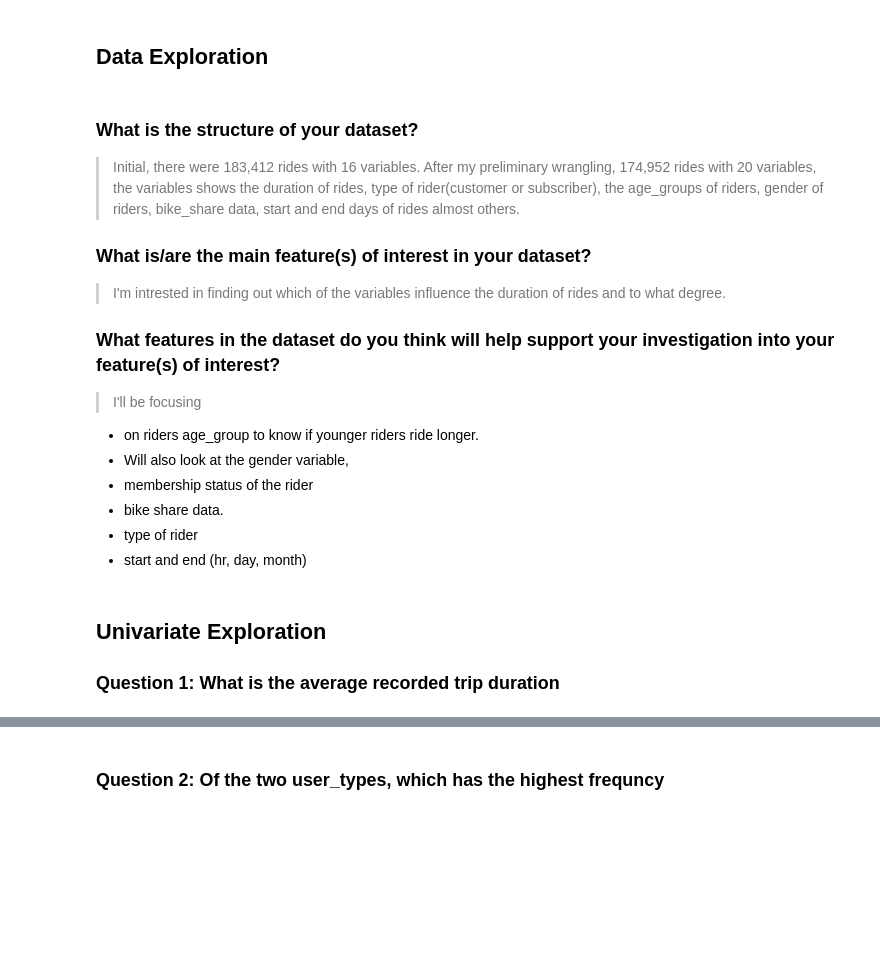
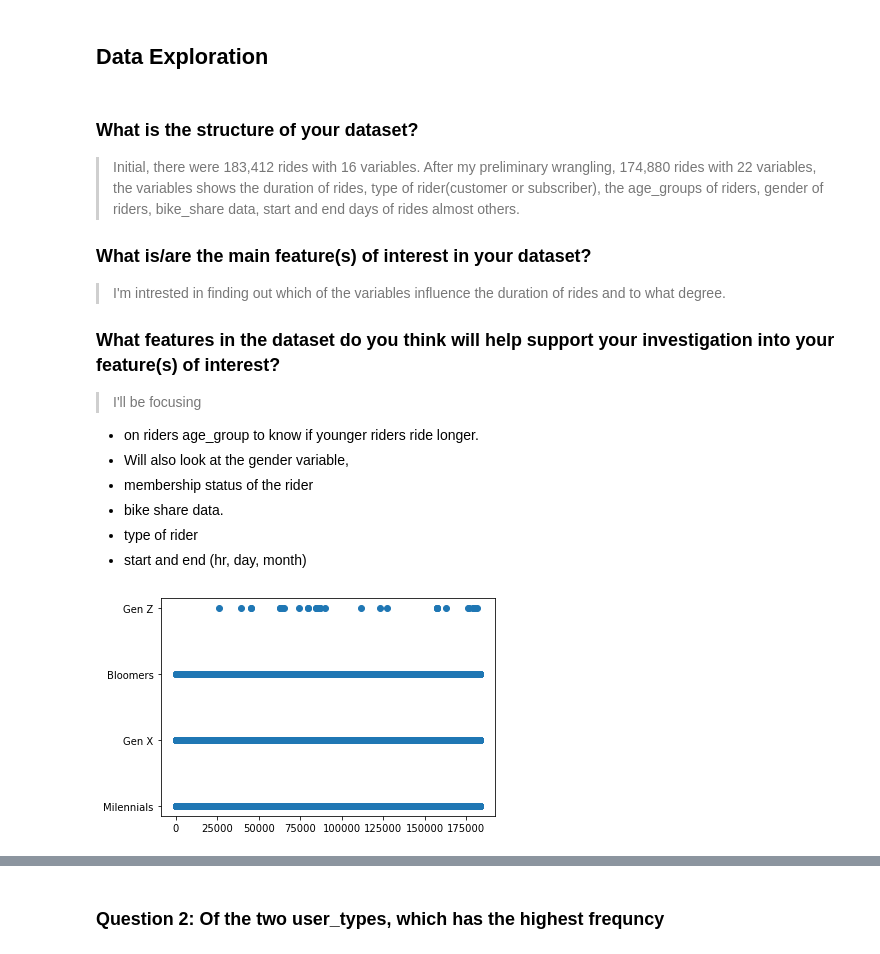
Before and after one commit to I-Sobe/Ford-GoBike-System-Data, a Jupyter notebook: script/Part_I_exploration_template.ipynb, the cells around one changed output, grey strips where cells are left out. Drawn from its saved outputs; the diff is of its cells as text; code cells hidden in the pictures; blank space fills up the shorter version.

```diff
--- a/script/Part_I_exploration_template.ipynb
+++ b/script/Part_I_exploration_template.ipynb
@@ -251,6 +259,9 @@ bin_names = ['Gen Z', 'Milennials', 'Gen X', 'Bloomers']
 
 # puting the pandas_cut function to use
 df['age_groups'] = pd.cut(df['age'], bin_edges, labels = bin_names)
+# %%
+# drop start and end time columns
+df.drop(['start_time', 'end_time', 'age', 'member_birth_year', 'start_year', 'start_month', 'end_month'], axis=1, inplace=True)
 # %%
 # now that we've adjsuted th data type, let's describe the dataset using pandas
 df.describe()
@@ -269,7 +311,7 @@ df.describe()
 # %% [markdown]
 ### What is the structure of your dataset?
 
-> Initial, there were 183,412 rides with 16 variables. After my preliminary wrangling, 174,952 rides with 20 variables, the variables shows the duration of rides, type of rider(customer or subscriber), the age_groups of riders, gender of riders, bike_share data, start and end days of rides almost others.
+> Initial, there were 183,412 rides with 16 variables. After my preliminary wrangling, 174,880 rides with 22 variables, the variables shows the duration of rides, type of rider(customer or subscriber), the age_groups of riders, gender of riders, bike_share data, start and end days of rides almost others.
 
 ### What is/are the main feature(s) of interest in your dataset?
 
@@ -284,7 +326,8 @@ df.describe()
 * bike share data.
 * type of rider
 * start and end (hr, day, month)
-# %% [markdown]
-## Univariate Exploration
-
-### Question 1: What is the average recorded trip duration
+# %%
+plt.scatter(df.index, df.age_groups)
+plt.show()
+# %% [output]
+[figure, added]
```
Also changed, not shown: parts of 14 cells of this notebook.
